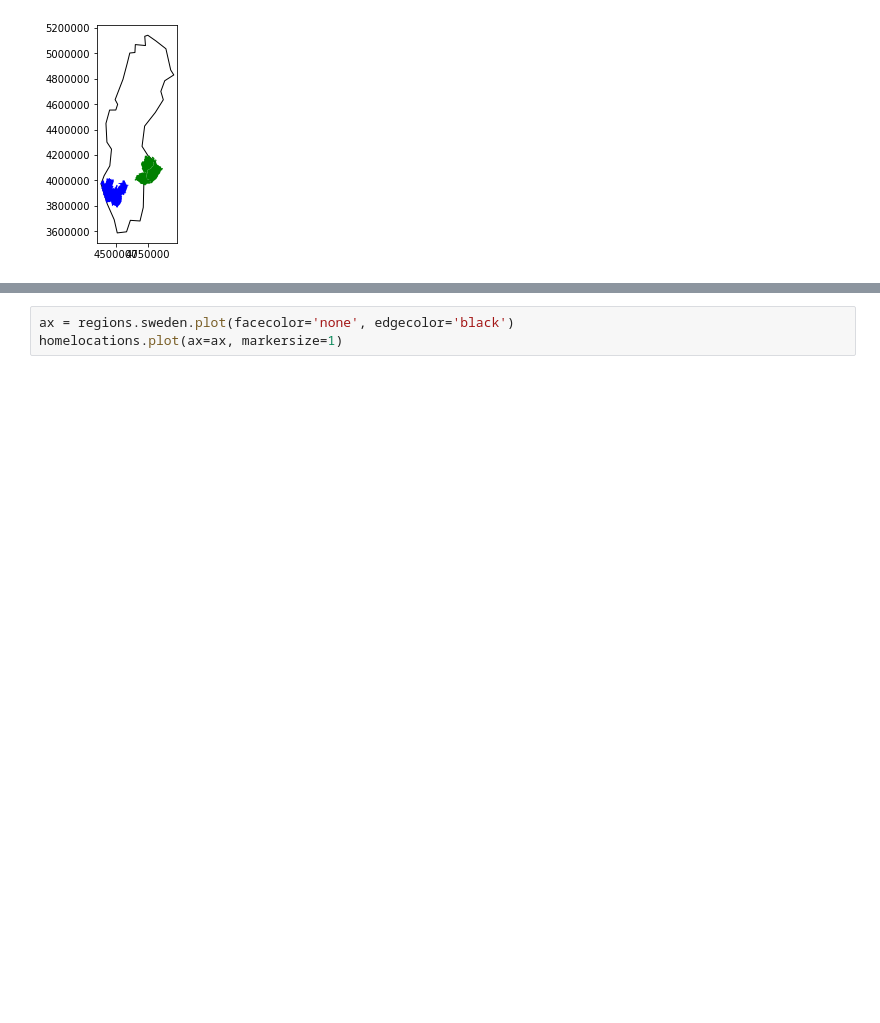
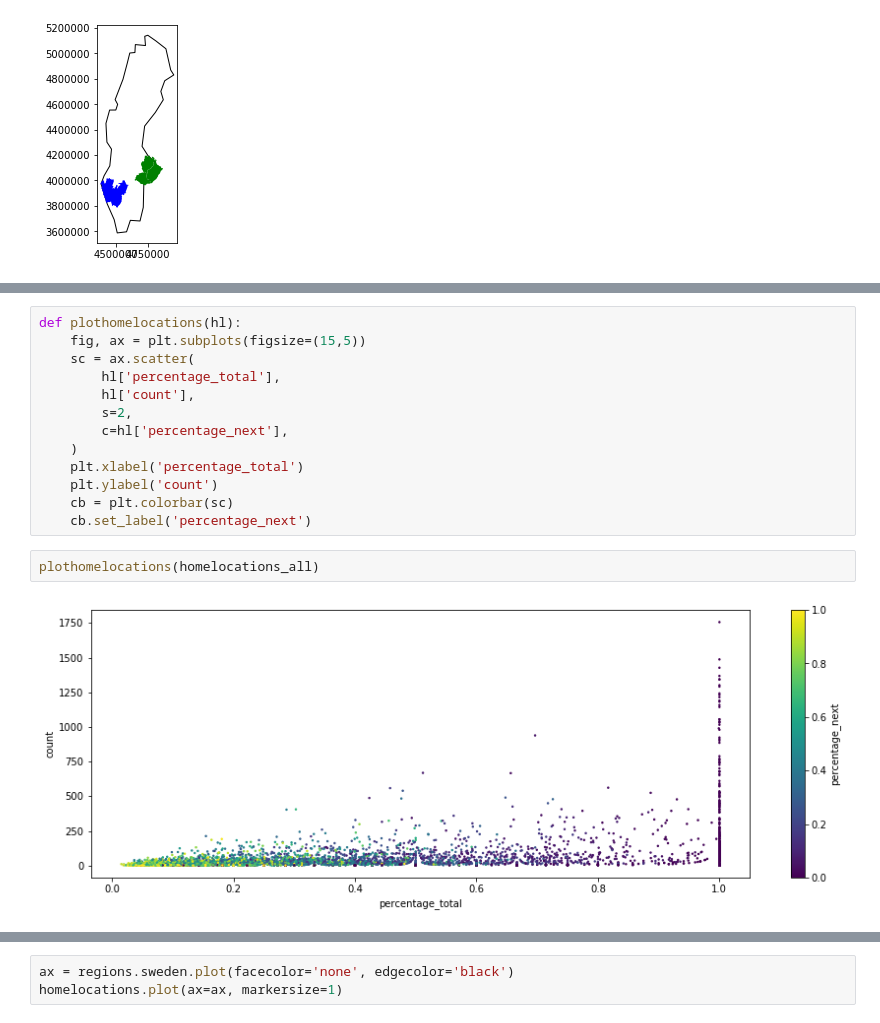
Before and after one commit to TheYuanLiao/individual_mobility_model, a Jupyter notebook: src/py/homelocation.ipynb, the cells around one changed output, grey strips where cells are left out. Saved outputs shown, nothing was run; the diff lists cells and outputs as text; blank space fills up the shorter version.

```diff
--- a/src/py/homelocation.ipynb
+++ b/src/py/homelocation.ipynb
@@ -41,0 +32,17 @@ homelocations = homelocations.to_crs(regions.sweden.crs)
+# %%
+def plothomelocations(hl):
+    fig, ax = plt.subplots(figsize=(15,5))
+    sc = ax.scatter(
+        hl['percentage_total'],
+        hl['count'],
+        s=2,
+        c=hl['percentage_next'],
+    )
+    plt.xlabel('percentage_total')
+    plt.ylabel('count')
+    cb = plt.colorbar(sc)
+    cb.set_label('percentage_next')
+# %%
+plothomelocations(homelocations_all)
+# %% [output]
+[figure, added]
```
Also changed, not shown: parts of 7 cells of this notebook.
